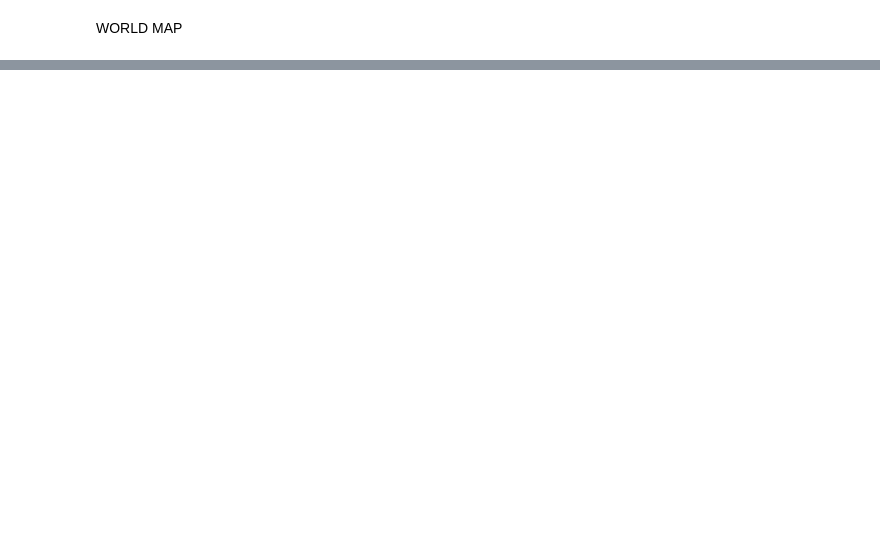
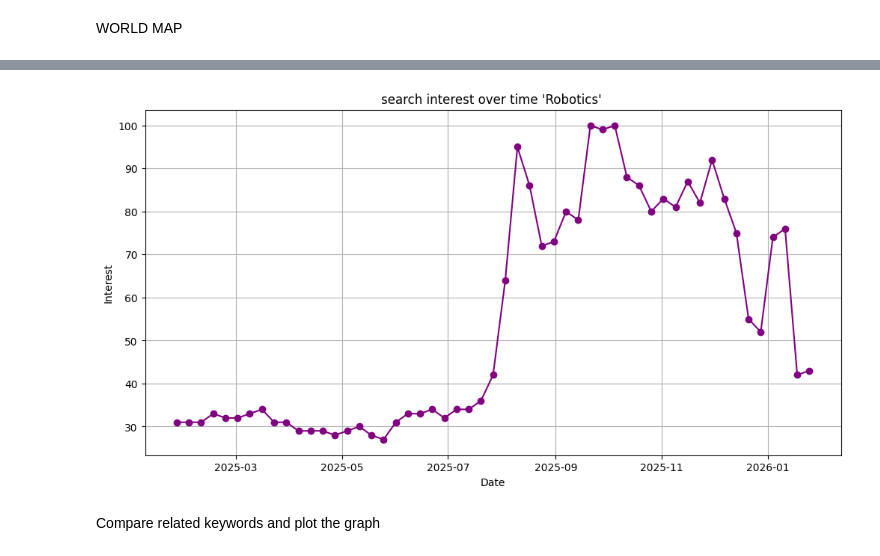
Before and after one commit to soniya-builds/Data-Analysis-Projects, a Jupyter notebook: Full Data Science Project/rawcode.ipynb, the cells around one changed output, grey strips where cells are left out. Saved outputs shown, nothing was run; the diff lists cells and outputs as text; code cells hidden in the pictures; blank space fills up the shorter version.

```diff
--- a/Full Data Science Project/rawcode.ipynb
+++ b/Full Data Science Project/rawcode.ipynb
@@ -51,0 +54,14 @@ fig.show()
+# %%
+time_df=pytrends.interest_over_time()
+# %%
+plt.figure(figsize=(12,6))
+plt.plot(time_df.index, time_df[keyword], marker='o', color='purple')
+plt.title(f"search interest over time '{keyword}' ")
+plt.xlabel("Date")
+plt.ylabel("Interest")
+plt.grid(True)
+plt.show()
+# %% [output]
+[figure, added]
+# %% [markdown]
+Compare related keywords and plot the graph
```
Also changed, not shown: parts of 7 cells of this notebook.
